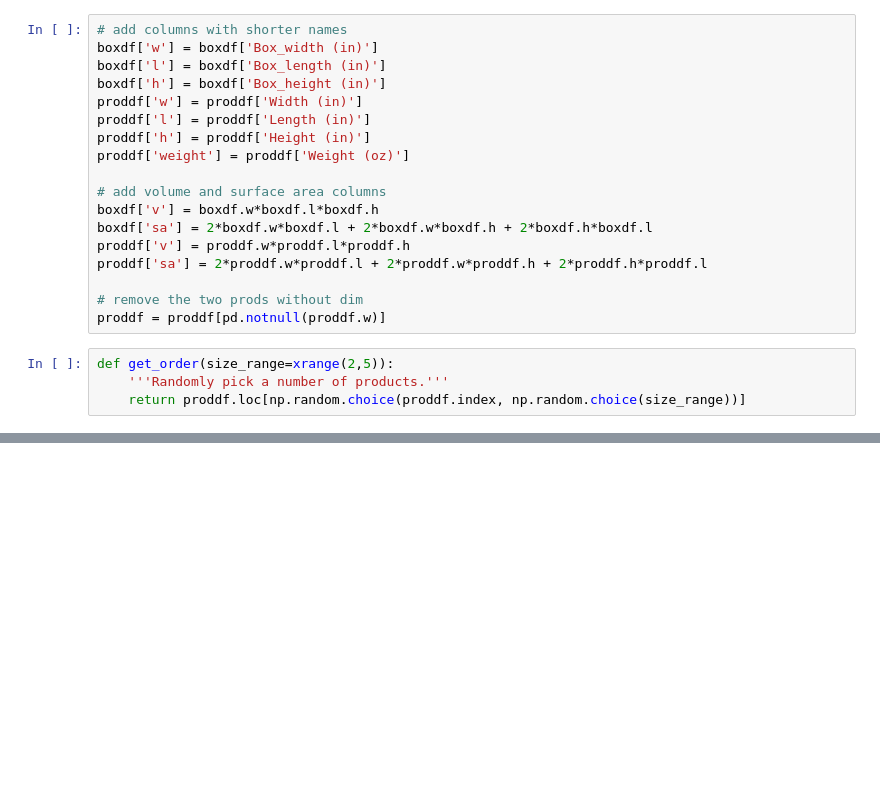
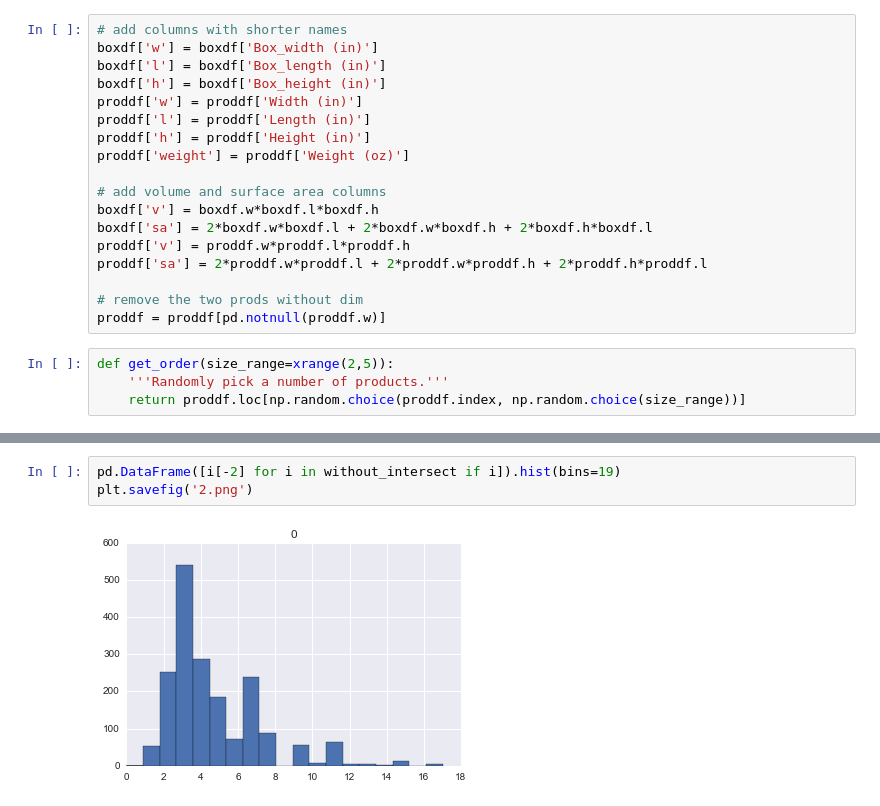
Before and after one commit to gautsi/bxpck, a Jupyter notebook: notebooks/notebook1.ipynb, the cells around one changed output, grey strips where cells are left out. Drawn from its saved outputs; the diff is of its cells as text; blank space fills up the shorter version.

```diff
--- a/notebooks/notebook1.ipynb
+++ b/notebooks/notebook1.ipynb
@@ -70,0 +263,5 @@ Name: 7, dtype: object
+# %%
+pd.DataFrame([i[-2] for i in without_intersect if i]).hist(bins=19)
+plt.savefig('2.png')
+# %% [output]
+[figure, added]
```
Also changed, not shown: parts of 26 cells of this notebook.
